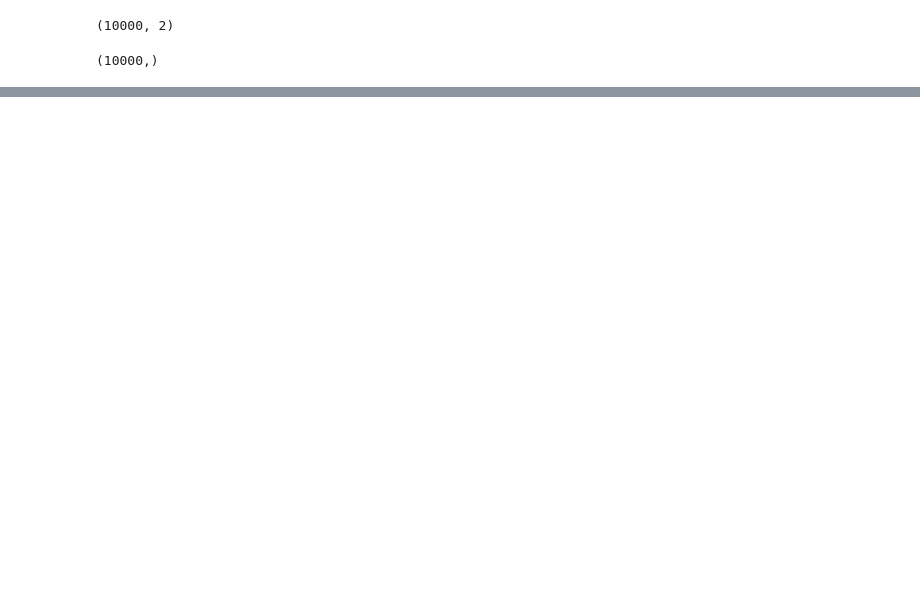
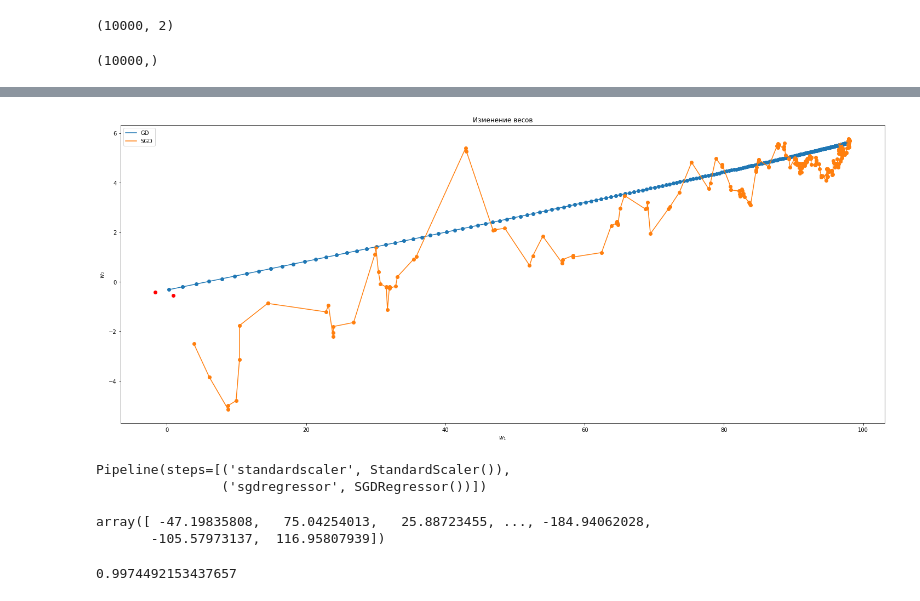
Before and after one commit to aspushkarev/OTUS-gradiend-descent, a Jupyter notebook: OTUS_Math_Course_Project.ipynb, the cells around one changed output, grey strips where cells are left out. Cells and saved outputs as stored; diff of their text form; code cells hidden in the pictures; blank space fills up the shorter version.

```diff
--- a/OTUS_Math_Course_Project.ipynb
+++ b/OTUS_Math_Course_Project.ipynb
@@ -160 +102,8 @@ array([[-2.77754356e-01,  3.85504659e-01],
+# %%
+def get_mse(y, y_pred):
+  """
+  Вычисление MSE
+  """
+  error = np.mean((y - y_pred)**2)
+  return error
 # %%
@@ -290,0 +324,28 @@ Text(0, 0.5, 'MSE')
+# %%
+def visualization_weigths(W_init_gd, W_init_sgd, W_list_gd, W_list_sgd):
+  """
+  Функция визуализации изменения весов для GD и SGD
+  """
+  plt.figure(figsize=(25, 10))
+  plt.title('Изменение весов')
+  plt.xlabel(r'$w_1$')
+  plt.ylabel(r'$w_2$')
+
+  # Красной точкой обозначены веса, сгенерированные в начале алгоритма
+  plt.scatter(W_init_gd[0], W_init_gd[1], c='r')
+  plt.scatter(W_init_sgd[0], W_init_sgd[1], c='r')
+
+  # Веса для GD
+  plt.scatter(W_list_gd[:, 0], W_list_gd[:, 1])
+  plt.plot(W_list_gd[:, 0], W_list_gd[:, 1], label='GD')
+
+  # Веса для SGD
+  plt.scatter(W_list_sgd[:, 0], W_list_sgd[:, 1])
+  plt.plot(W_list_sgd[:, 0], W_list_sgd[:, 1], label='SGD')
+
+  plt.legend(loc='upper left')
+  plt.show()
+# %%
+visualization_weigths(W_init_gd, W_init_sgd, W_list_gd, W_list_sgd)
+# %% [output]
+[figure, added]
@@ -290,0 +355,14 @@ Text(0, 0.5, 'MSE')
+# %%
+reg.fit(X, Y)
+# %% [output]
+Pipeline(steps=[('standardscaler', StandardScaler()),
+                ('sgdregressor', SGDRegressor())])
+# %%
+reg.predict(X)
+# %% [output]
+array([ -47.19835808,   75.04254013,   25.88723455, ..., -184.94062028,
+       -105.57973137,  116.95807939])
+# %%
+reg.score(X, Y)
+# %% [output]
+0.9974492153437657
```
Also changed, not shown: parts of 32 cells of this notebook.
